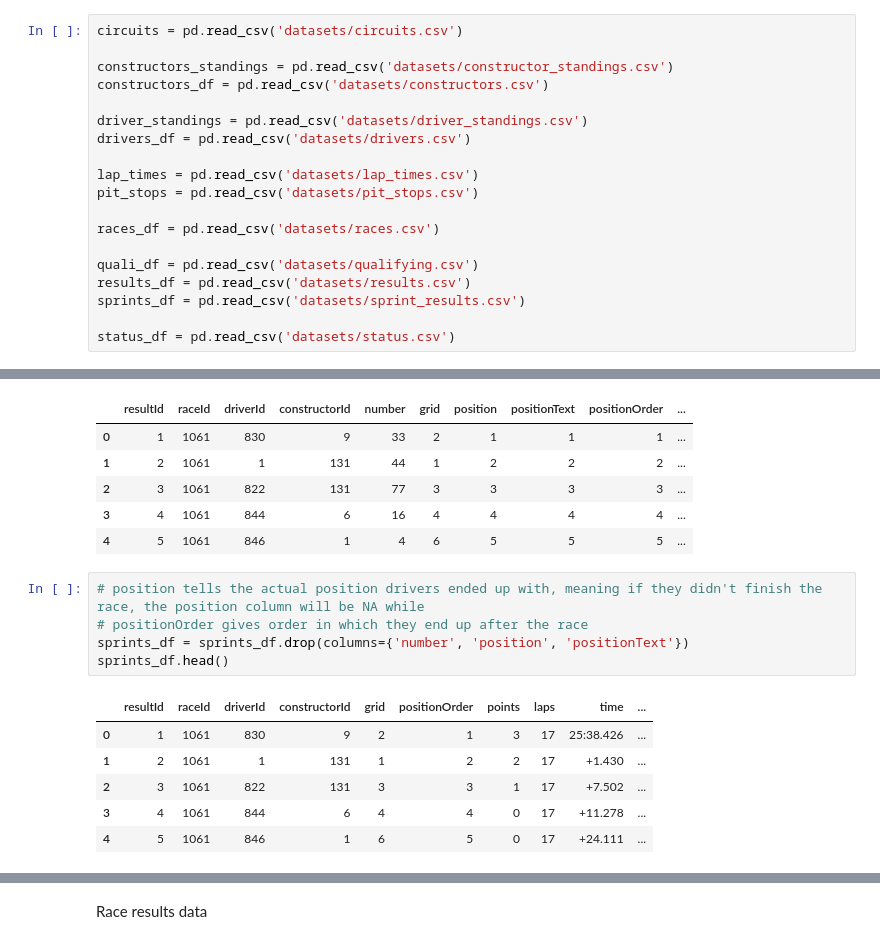
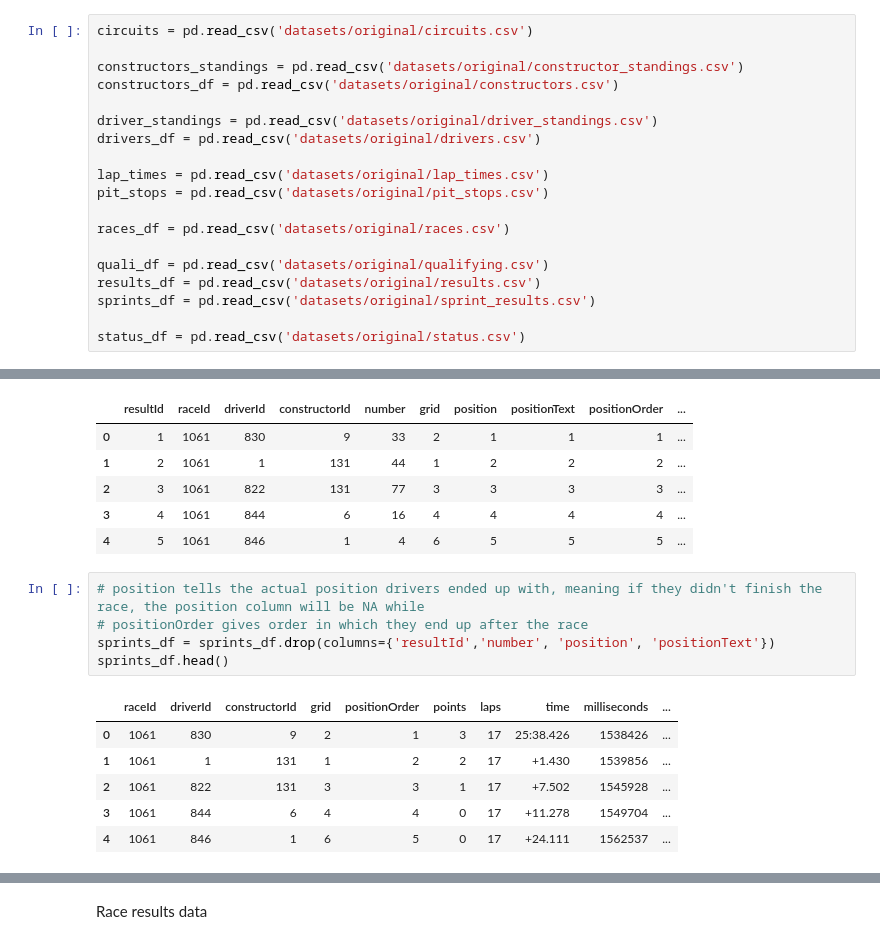
Before and after one commit to PraveenAyush/Formula-1-Analytics, a Jupyter notebook: f1_eda.ipynb, the cells around one changed output, grey strips where cells are left out. Saved outputs shown, nothing was run; the diff lists cells and outputs as text.

```diff
--- a/f1_eda.ipynb
+++ b/f1_eda.ipynb
@@ -6,22 +6,22 @@ import matplotlib.pyplot as plt
 # %% [markdown]
 ### Importing data
 # %%
-circuits = pd.read_csv('datasets/circuits.csv')
+circuits = pd.read_csv('datasets/original/circuits.csv')
 
-constructors_standings = pd.read_csv('datasets/constructor_standings.csv')
-constructors_df = pd.read_csv('datasets/constructors.csv')
+constructors_standings = pd.read_csv('datasets/original/constructor_standings.csv')
+constructors_df = pd.read_csv('datasets/original/constructors.csv')
 
-driver_standings = pd.read_csv('datasets/driver_standings.csv')
-drivers_df = pd.read_csv('datasets/drivers.csv')
+driver_standings = pd.read_csv('datasets/original/driver_standings.csv')
+drivers_df = pd.read_csv('datasets/original/drivers.csv')
 
-lap_times = pd.read_csv('datasets/lap_times.csv')
-pit_stops = pd.read_csv('datasets/pit_stops.csv')
+lap_times = pd.read_csv('datasets/original/lap_times.csv')
+pit_stops = pd.read_csv('datasets/original/pit_stops.csv')
 
-races_df = pd.read_csv('datasets/races.csv')
+races_df = pd.read_csv('datasets/original/races.csv')
 
-quali_df = pd.read_csv('datasets/qualifying.csv')
-results_df = pd.read_csv('datasets/results.csv')
-sprints_df = pd.read_csv('datasets/sprint_results.csv')
+quali_df = pd.read_csv('datasets/original/qualifying.csv')
+results_df = pd.read_csv('datasets/original/results.csv')
+sprints_df = pd.read_csv('datasets/original/sprint_results.csv')
 
-status_df = pd.read_csv('datasets/status.csv')
+status_df = pd.read_csv('datasets/original/status.csv')
 # %% [markdown]
@@ -77,12 +77,12 @@ memory usage: 12.6+ KB
 # %%
 # position tells the actual position drivers ended up with, meaning if they didn't finish the race, the position column will be NA while
 # positionOrder gives order in which they end up after the race
-sprints_df = sprints_df.drop(columns={'number', 'position', 'positionText'})
+sprints_df = sprints_df.drop(columns={'resultId','number', 'position', 'positionText'})
 sprints_df.head()
 # %% [output]
-|  | resultId | raceId | driverId | constructorId | grid | positionOrder | points | laps | time | ... |
-| 0 | 1 | 1061 | 830 | 9 | 2 | 1 | 3 | 17 | 25:38.426 | ... |
-| 1 | 2 | 1061 | 1 | 131 | 1 | 2 | 2 | 17 | +1.430 | ... |
-| 2 | 3 | 1061 | 822 | 131 | 3 | 3 | 1 | 17 | +7.502 | ... |
-| 3 | 4 | 1061 | 844 | 6 | 4 | 4 | 0 | 17 | +11.278 | ... |
-| 4 | 5 | 1061 | 846 | 1 | 6 | 5 | 0 | 17 | +24.111 | ... |
+|  | raceId | driverId | constructorId | grid | positionOrder | points | laps | time | milliseconds | ... |
+| 0 | 1061 | 830 | 9 | 2 | 1 | 3 | 17 | 25:38.426 | 1538426 | ... |
+| 1 | 1061 | 1 | 131 | 1 | 2 | 2 | 17 | +1.430 | 1539856 | ... |
+| 2 | 1061 | 822 | 131 | 3 | 3 | 1 | 17 | +7.502 | 1545928 | ... |
+| 3 | 1061 | 844 | 6 | 4 | 4 | 0 | 17 | +11.278 | 1549704 | ... |
+| 4 | 1061 | 846 | 1 | 6 | 5 | 0 | 17 | +24.111 | 1562537 | ... |
```
Also changed, not shown: parts of 36 cells of this notebook, 39 other files.
